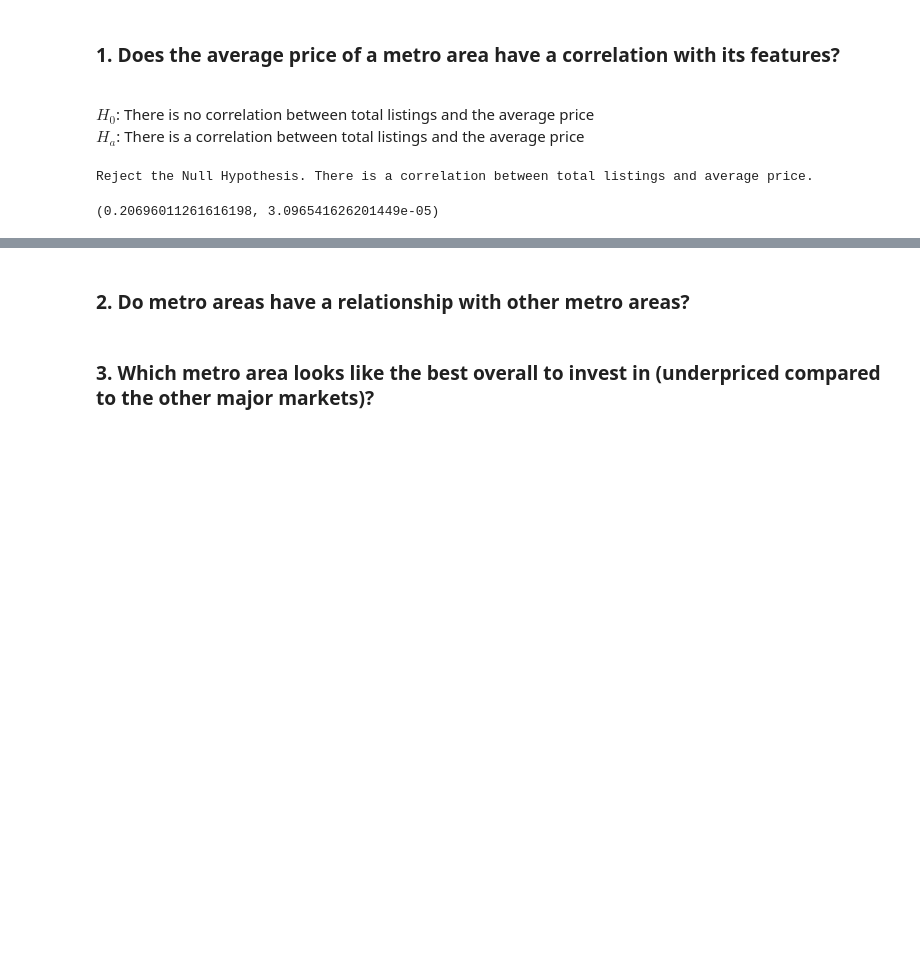
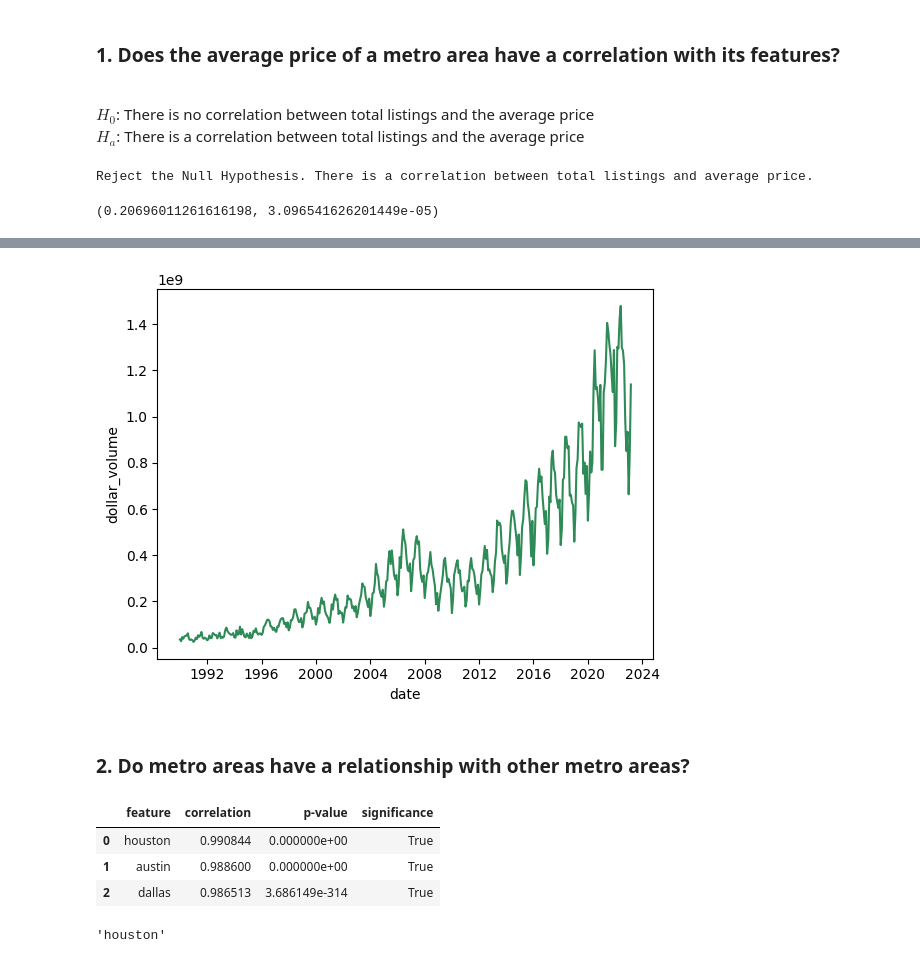
Before and after one commit to nicolas-angarita/texas_real_estate, a Jupyter notebook: explore_major_markets.ipynb, the cells around one changed output, grey strips where cells are left out. Cells and saved outputs as stored; diff of their text form; code cells hidden in the pictures; blank space fills up the shorter version.

```diff
--- a/explore_major_markets.ipynb
+++ b/explore_major_markets.ipynb
@@ -270,6 +269,8 @@ aus
 dal = time_df(mon_dal)
 # %%
 hou = time_df(mon_hou)
+# %%
+monthly_sa = time_df(monthly_sa)
 # %%
 df =pd.concat([aus['average_price'],dal['average_price'], hou['average_price'], monthly_sa['average_price']], axis=1, keys=['austin','dallas','houston', 'san_antonio'])
 # %%
@@ -401,4 +425,7 @@ corr,p_value
+# %%
+sns.lineplot(data=monthly_sa, x = 'date', y= 'dollar_volume', color = 'seagreen' )
+plt.show()
+# %% [output]
+[figure, added]
 # %% [markdown]
 ### 2. Do metro areas have a relationship with other metro areas?
-# %% [markdown]
-### 3. Which metro area looks like the best overall to invest in (underpriced compared to the other major markets)?
@@ -404,0 +449,11 @@ corr,p_value
+# %%
+dff
+# %% [output]
+|  | feature | correlation | p-value | significance |
+| 0 | houston | 0.990844 | 0.000000e+00 | True |
+| 1 | austin | 0.988600 | 0.000000e+00 | True |
+| 2 | dallas | 0.986513 | 3.686149e-314 | True |
+# %%
+dff['feature'][0]
+# %% [output]
+'houston'
```
Also changed, not shown: parts of 11 cells of this notebook, 1 other file.
